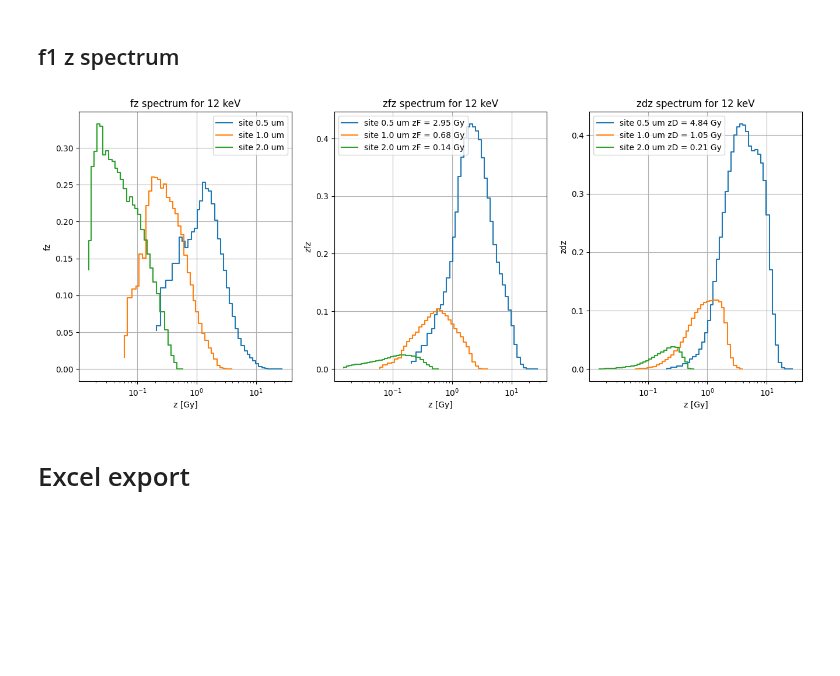
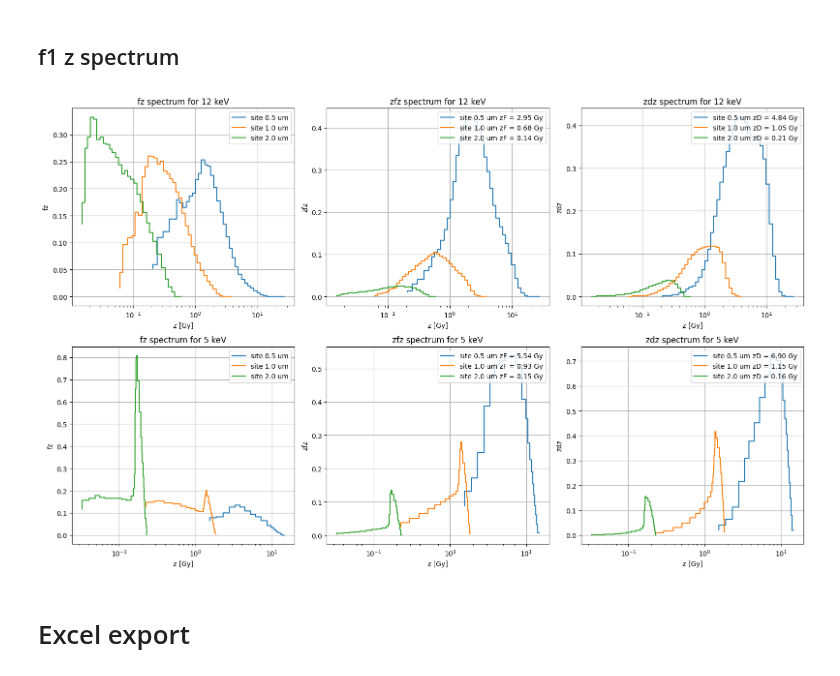
Before and after one commit to grzanka/microdosimetric_spectra_folding, a Jupyter notebook: notebooks/0.6-Xrays-low-energy-spectra.ipynb, the cells around one changed output. Drawn from its saved outputs; the diff is of its cells as text; code cells hidden in the pictures; blank space fills up the shorter version.

```diff
--- a/notebooks/0.6-Xrays-low-energy-spectra.ipynb
+++ b/notebooks/0.6-Xrays-low-energy-spectra.ipynb
@@ -64,6 +64,11 @@ class Data:
         )
 # %%
 site_diam_um = (0.5, 1, 2)
-dataset_metadata = [Metadata(site_diam_um=diam, energy_keV=12) for diam in site_diam_um]
+energy_keV = (5, 12)
+dataset_metadata = [
+    Metadata(site_diam_um=diam, energy_keV=energy)
+    for diam in site_diam_um
+    for energy in energy_keV
+]
 dataset_metadata
 # %% [output]
@@ -110,38 +126,40 @@ for a in ax:
 # %% [markdown]
 ## f1 z spectrum
 # %%
-fig, ax = plt.subplots(nrows=1, ncols=3, figsize=(16, 6))
-for data in dataset:
-    spectrum_z = data.spectrum_z
-    ax[0].step(
-        spectrum_z.data.bin_edges[1:],
-        spectrum_z.fz,
-        label=f"site {data.metadata.site_diam_um:.1f} um",
-    )
-    ax[1].step(
-        spectrum_z.data.bin_edges[1:],
-        spectrum_z.zfz,
-        label=f"site {data.metadata.site_diam_um:.1f} um zF = {spectrum_z.zF:.2f} Gy",
-    )
-    ax[2].step(
-        spectrum_z.data.bin_edges[1:],
-        spectrum_z.zdz,
-        label=f"site {data.metadata.site_diam_um:.1f} um zD = {spectrum_z.zD:.2f} Gy",
-    )
-ax[0].set_ylabel("fz")
-ax[1].set_ylabel("zfz")
-ax[2].set_ylabel("zdz")
-ax[0].set_title("fz spectrum for 12 keV")
-ax[1].set_title("zfz spectrum for 12 keV")
-ax[2].set_title("zdz spectrum for 12 keV")
+fig, ax = plt.subplots(nrows=len(energy_values), ncols=3, figsize=(16, 10))
+for i, energy_keV in enumerate(energy_values):
+    for data in [item for item in dataset if item.metadata.energy_keV == energy_keV]:
+        spectrum_z = data.spectrum_z
+        ax[i][0].step(
+            spectrum_z.data.bin_edges[1:],
+            spectrum_z.fz,
+            label=f"site {data.metadata.site_diam_um:.1f} um",
+        )
+        ax[i][1].step(
+            spectrum_z.data.bin_edges[1:],
+            spectrum_z.zfz,
+            label=f"site {data.metadata.site_diam_um:.1f} um zF = {spectrum_z.zF:.2f} Gy",
+        )
+        ax[i][2].step(
+            spectrum_z.data.bin_edges[1:],
+            spectrum_z.zdz,
+            label=f"site {data.metadata.site_diam_um:.1f} um zD = {spectrum_z.zD:.2f} Gy",
+        )
+    ax[i][0].set_ylabel("fz")
+    ax[i][1].set_ylabel("zfz")
+    ax[i][2].set_ylabel("zdz")
+    ax[i][0].set_title(f"fz spectrum for {energy_keV} keV")
+    ax[i][1].set_title(f"zfz spectrum for {energy_keV} keV")
+    ax[i][2].set_title(f"zdz spectrum for {energy_keV} keV")
 
-for a in ax:
+for a in ax.flatten():
     a.set_xscale("log")
     a.grid()
     a.set_xlabel("z [Gy]")
-    a.legend()
+    a.legend(loc="upper right")
+fig.tight_layout()
 # %% [output]
-[figure, old version]
+[figure, new version]
 # %% [markdown]
 # Excel export
 # %%
```
Also changed, not shown: parts of 3 cells of this notebook, 6 other files.
